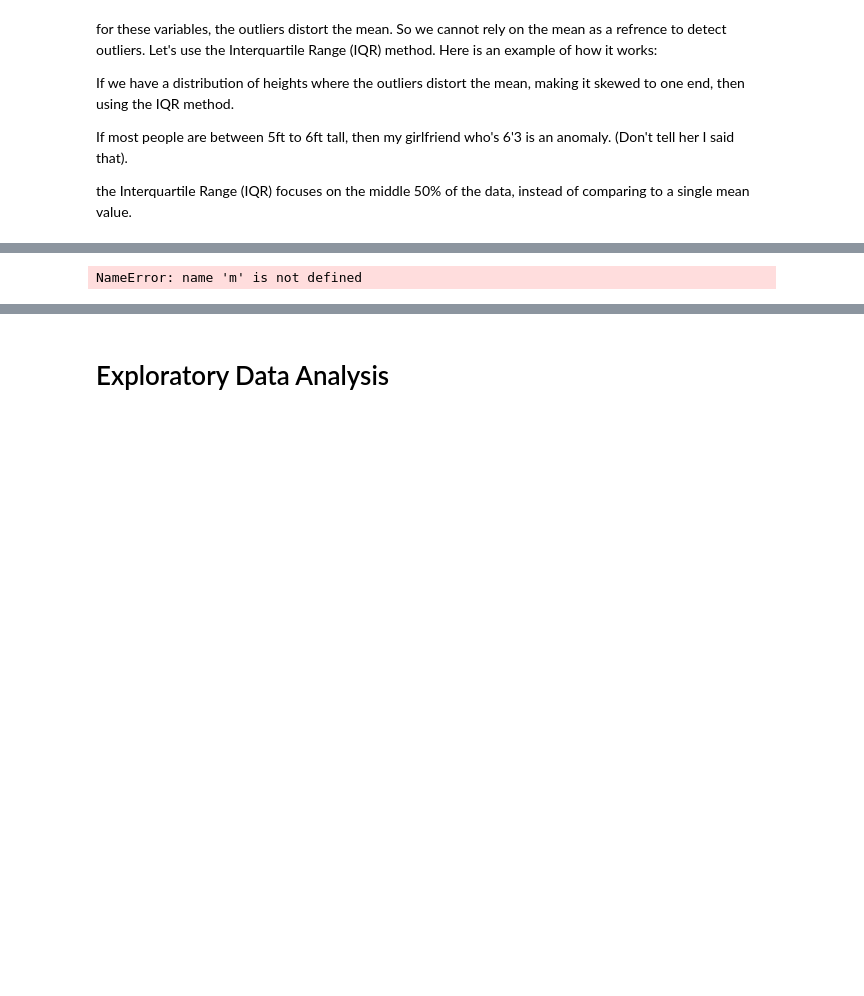
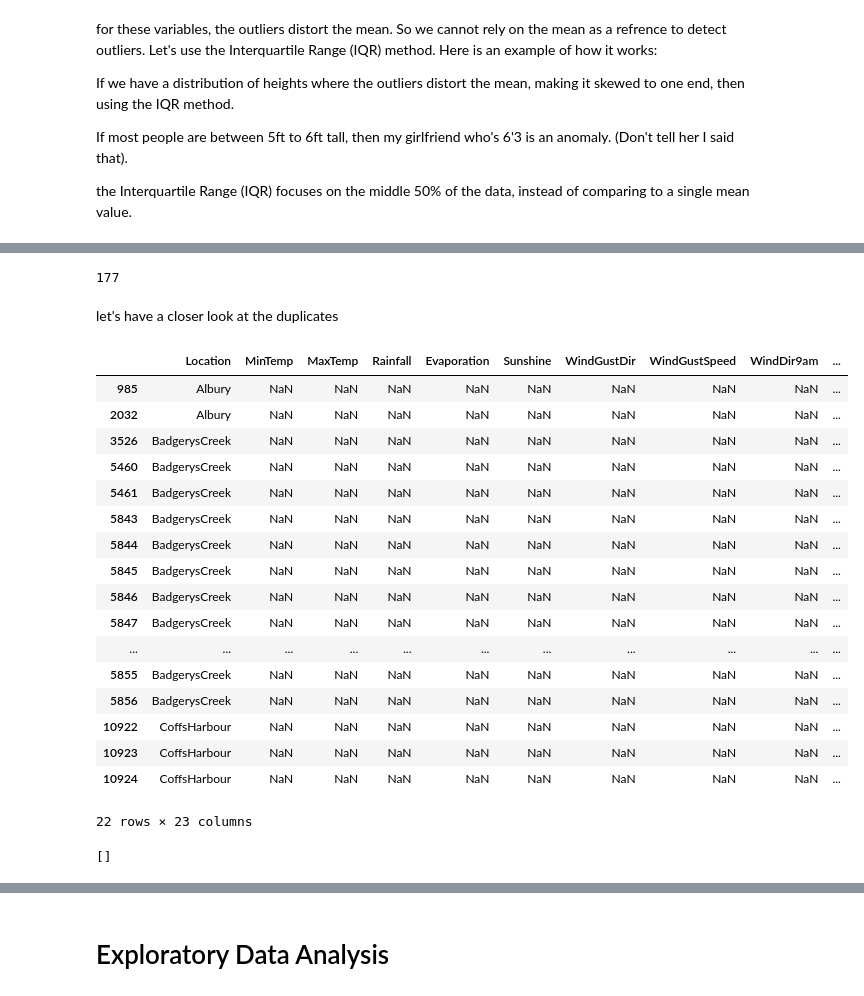
Before and after one commit to ikoghoemmanuell/Machine_Learning-Based_Rainfall_Prediction, a Jupyter notebook: rain.ipynb, the cells around one changed output, grey strips where cells are left out. Saved outputs shown, nothing was run; the diff lists cells and outputs as text; code cells hidden in the pictures; blank space fills up the shorter version.

```diff
--- a/rain.ipynb
+++ b/rain.ipynb
@@ -392,4 +332,0 @@ len(data_without_outliers)
-# %%
-m
-# %% [output]
-NameError: name 'm' is not defined
@@ -395,0 +335,28 @@ NameError: name 'm' is not defined
+# %%
+data.duplicated().sum()
+# %% [output]
+177
+# %% [markdown]
+let's have a closer look at the duplicates
+# %%
+dup = data.loc[data.duplicated(),:]
+dup.head(22)
+# %% [output]
+|  | Location | MinTemp | MaxTemp | Rainfall | Evaporation | Sunshine | WindGustDir | WindGustSpeed | WindDir9am | ... |
+| 985 | Albury | NaN | NaN | NaN | NaN | NaN | NaN | NaN | NaN | ... |
+| 2032 | Albury | NaN | NaN | NaN | NaN | NaN | NaN | NaN | NaN | ... |
+| 3526 | BadgerysCreek | NaN | NaN | NaN | NaN | NaN | NaN | NaN | NaN | ... |
+| 5460 | BadgerysCreek | NaN | NaN | NaN | NaN | NaN | NaN | NaN | NaN | ... |
+| 5461 | BadgerysCreek | NaN | NaN | NaN | NaN | NaN | NaN | NaN | NaN | ... |
+| 5843 | BadgerysCreek | NaN | NaN | NaN | NaN | NaN | NaN | NaN | NaN | ... |
+| 5844 | BadgerysCreek | NaN | NaN | NaN | NaN | NaN | NaN | NaN | NaN | ... |
+| 5845 | BadgerysCreek | NaN | NaN | NaN | NaN | NaN | NaN | NaN | NaN | ... |
+| 5846 | BadgerysCreek | NaN | NaN | NaN | NaN | NaN | NaN | NaN | NaN | ... |
+| 5847 | BadgerysCreek | NaN | NaN | NaN | NaN | NaN | NaN | NaN | NaN | ... |
+| ... | ... | ... | ... | ... | ... | ... | ... | ... | ... | ... |
+| 5855 | BadgerysCreek | NaN | NaN | NaN | NaN | NaN | NaN | NaN | NaN | ... |
+| 5856 | BadgerysCreek | NaN | NaN | NaN | NaN | NaN | NaN | NaN | NaN | ... |
+| 10922 | CoffsHarbour | NaN | NaN | NaN | NaN | NaN | NaN | NaN | NaN | ... |
+| 10923 | CoffsHarbour | NaN | NaN | NaN | NaN | NaN | NaN | NaN | NaN | ... |
+| 10924 | CoffsHarbour | NaN | NaN | NaN | NaN | NaN | NaN | NaN | NaN | ... |
+22 rows × 23 columns
@@ -395,0 +365,6 @@ NameError: name 'm' is not defined
+# %%
+numeric = [col for col in data.columns if data[col].dtype in ['int64', 'float64', 'int32']]
+numeric_btw_0_1 = [col for col in data[numeric] if data[col].between(0, 1).all()]
+numeric_btw_0_1
+# %% [output]
+[]
```
Also changed, not shown: parts of 43 cells of this notebook.
